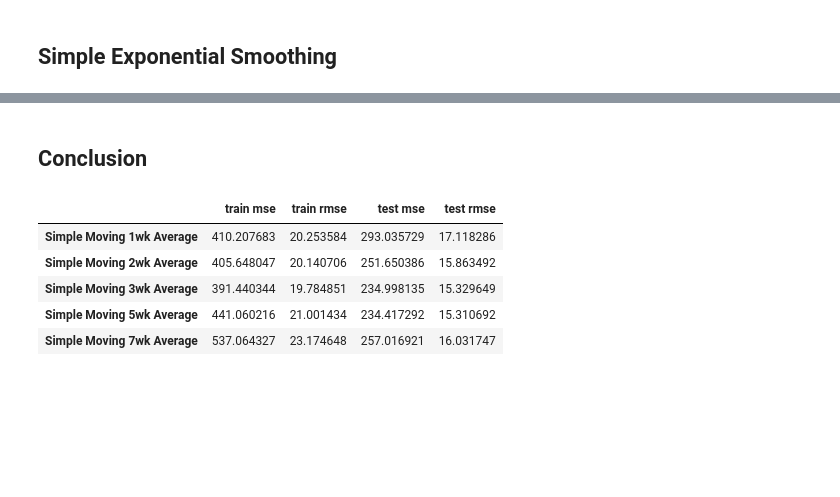
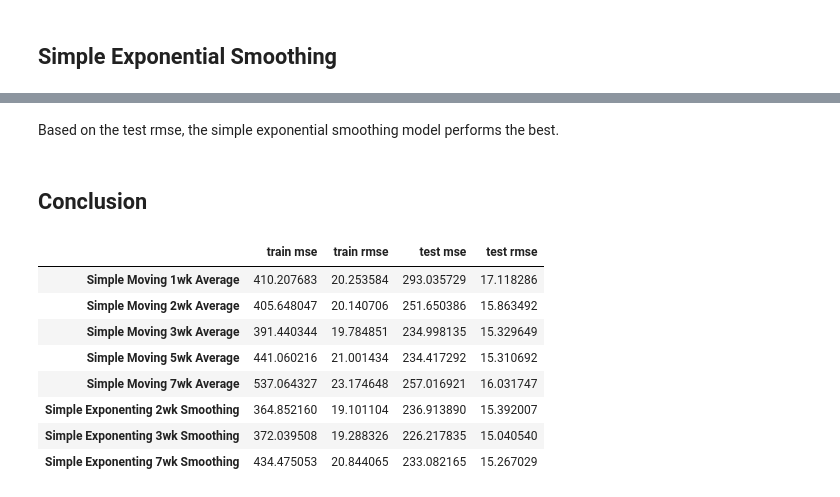
Before and after one commit to tkokkeng/KE5108-TVChannelRatings, a Jupyter notebook: movingAverage.ipynb, the cells around one changed output, grey strips where cells are left out. Saved outputs shown, nothing was run; the diff lists cells and outputs as text; code cells hidden in the pictures; blank space fills up the shorter version.

Commit message:
updated simple exponential smoothing

```diff
--- a/movingAverage.ipynb
+++ b/movingAverage.ipynb
@@ -310,0 +351,5 @@ The ADF statistic is (-1.22) < the 5% critical value (-2.89), therefore we concl
+# %%
+test_ts_df['sema_2'] = pd.ewma(test_ts_df['GRP'], span=2, min_periods=2)
+test_ts_df['sema_3'] = pd.ewma(test_ts_df['GRP'], span=3, min_periods=3)
+test_ts_df['sema_7'] = pd.ewma(test_ts_df['GRP'], span=7, min_periods=7)
+test_ts_df.head()
@@ -310,0 +367,4 @@ The ADF statistic is (-1.22) < the 5% critical value (-2.89), therefore we concl
+# %%
+sema_df = test_ts_df[['sema_2', 'sema_3', 'sema_7']].copy()
+sema_df.index = sema_df.index + DateOffset(days=7)
+sema_df.head()
@@ -310,0 +379,4 @@ The ADF statistic is (-1.22) < the 5% critical value (-2.89), therefore we concl
+# %%
+test_ts_df.drop(['sema_2', 'sema_3', 'sema_7'], axis=1, inplace=True)
+test_ts_df = test_ts_df.join(sema_df, how='outer', sort=True)
+test_ts_df.head()
@@ -310,0 +393,12 @@ The ADF statistic is (-1.22) < the 5% critical value (-2.89), therefore we concl
+# %%
+for i in train_ts_df.columns[3:]:
+
+    my_train_df = train_ts_df[['GRP', i]].dropna()
+    sma_train_mse = mean_squared_error(my_train_df['GRP'].values, my_train_df[i].values)
+    sma_train_rmse = np.sqrt(sma_train_mse)
+
+    my_test_df = test_ts_df[['GRP', i]].dropna()
+    sma_test_mse = mean_squared_error(my_test_df['GRP'].values, my_test_df[i].values)
+    sma_test_rmse = np.sqrt(sma_test_mse)
+
+    results_list.append([sma_train_mse, sma_train_rmse, sma_test_mse, sma_test_rmse])
@@ -311,16 +436,22 @@ The ADF statistic is (-1.22) < the 5% critical value (-2.89), therefore we concl
+# %% [markdown]
+Based on the test rmse, the simple exponential smoothing model performs the best.
 # %% [markdown]
 ## Conclusion
 # %%
 results_df = pd.DataFrame(results_list,
                           index=['Simple Moving 1wk Average', 'Simple Moving 2wk Average', 'Simple Moving 3wk Average', 'Simple Moving 5wk Average', 'Simple Moving 7wk Average',
-                                 #'Simple Exponenting Smoothing ', "Brown's Linear Double Exponential Smoothing", "Holt's Linear Exponential Smoothing", "Additive Holt's & Winter's Method"
+                                 'Simple Exponenting 2wk Smoothing', 'Simple Exponenting 3wk Smoothing', 'Simple Exponenting 7wk Smoothing'
+                                 # "Brown's Linear Double Exponential Smoothing", "Holt's Linear Exponential Smoothing", "Additive Holt's & Winter's Method"
                                  ],
                           columns=['train mse', 'train rmse', 'test mse', 'test rmse'])
 results_df
 # %% [output]
 |  | train mse | train rmse | test mse | test rmse |
 | Simple Moving 1wk Average | 410.207683 | 20.253584 | 293.035729 | 17.118286 |
 | Simple Moving 2wk Average | 405.648047 | 20.140706 | 251.650386 | 15.863492 |
 | Simple Moving 3wk Average | 391.440344 | 19.784851 | 234.998135 | 15.329649 |
 | Simple Moving 5wk Average | 441.060216 | 21.001434 | 234.417292 | 15.310692 |
 | Simple Moving 7wk Average | 537.064327 | 23.174648 | 257.016921 | 16.031747 |
+| Simple Exponenting 2wk Smoothing | 364.852160 | 19.101104 | 236.913890 | 15.392007 |
+| Simple Exponenting 3wk Smoothing | 372.039508 | 19.288326 | 226.217835 | 15.040540 |
+| Simple Exponenting 7wk Smoothing | 434.475053 | 20.844065 | 233.082165 | 15.267029 |
```
Also changed, not shown: parts of 16 cells of this notebook.
